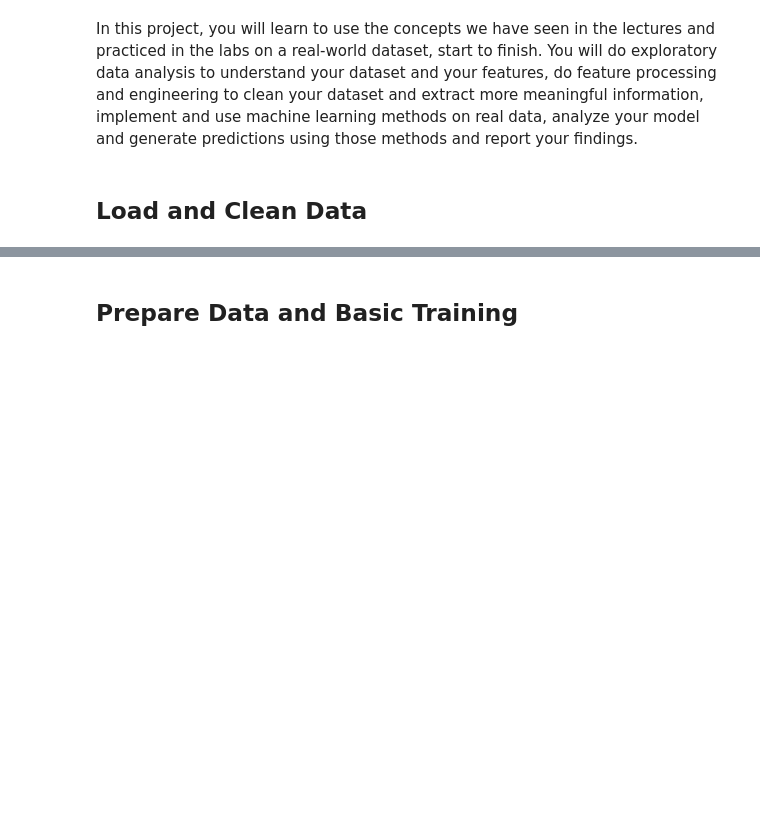
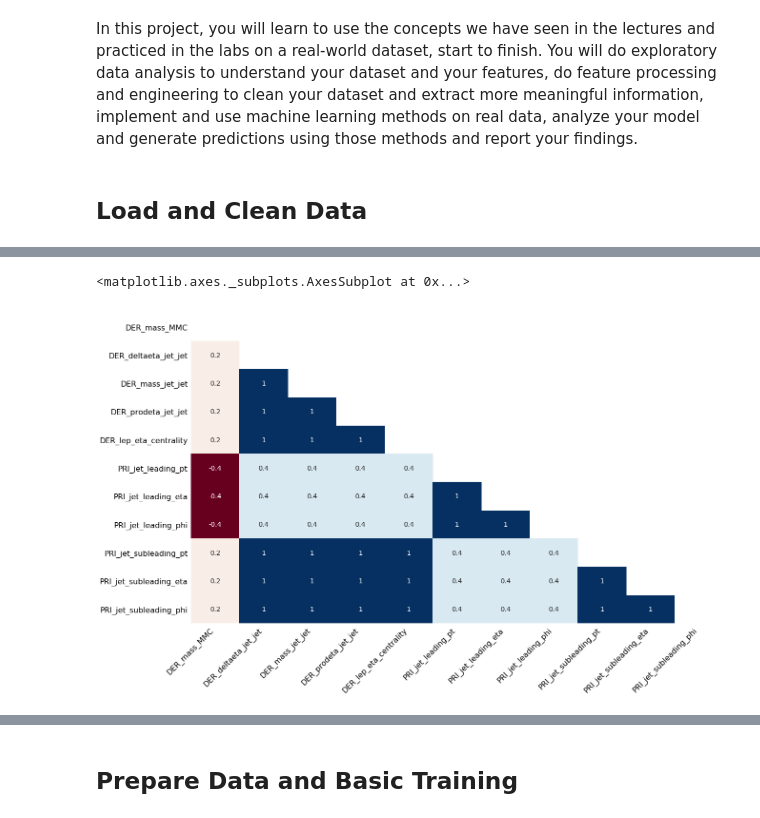
Before and after one commit to sting1000/ml-2018-project1-, a Jupyter notebook: Project1_ML.ipynb, the cells around one changed output, grey strips where cells are left out. Drawn from its saved outputs; the diff is of its cells as text; code cells hidden in the pictures; blank space fills up the shorter version.

```diff
--- a/Project1_ML.ipynb
+++ b/Project1_ML.ipynb
@@ -50,0 +32,5 @@ Here is our plan:
+# %%
+msno.heatmap(tt.replace(-999,np.nan))
+# %% [output]
+<matplotlib.axes._subplots.AxesSubplot at 0x...>
+[figure, added]
```
Also changed, not shown: parts of 13 cells of this notebook, 1 other file.
